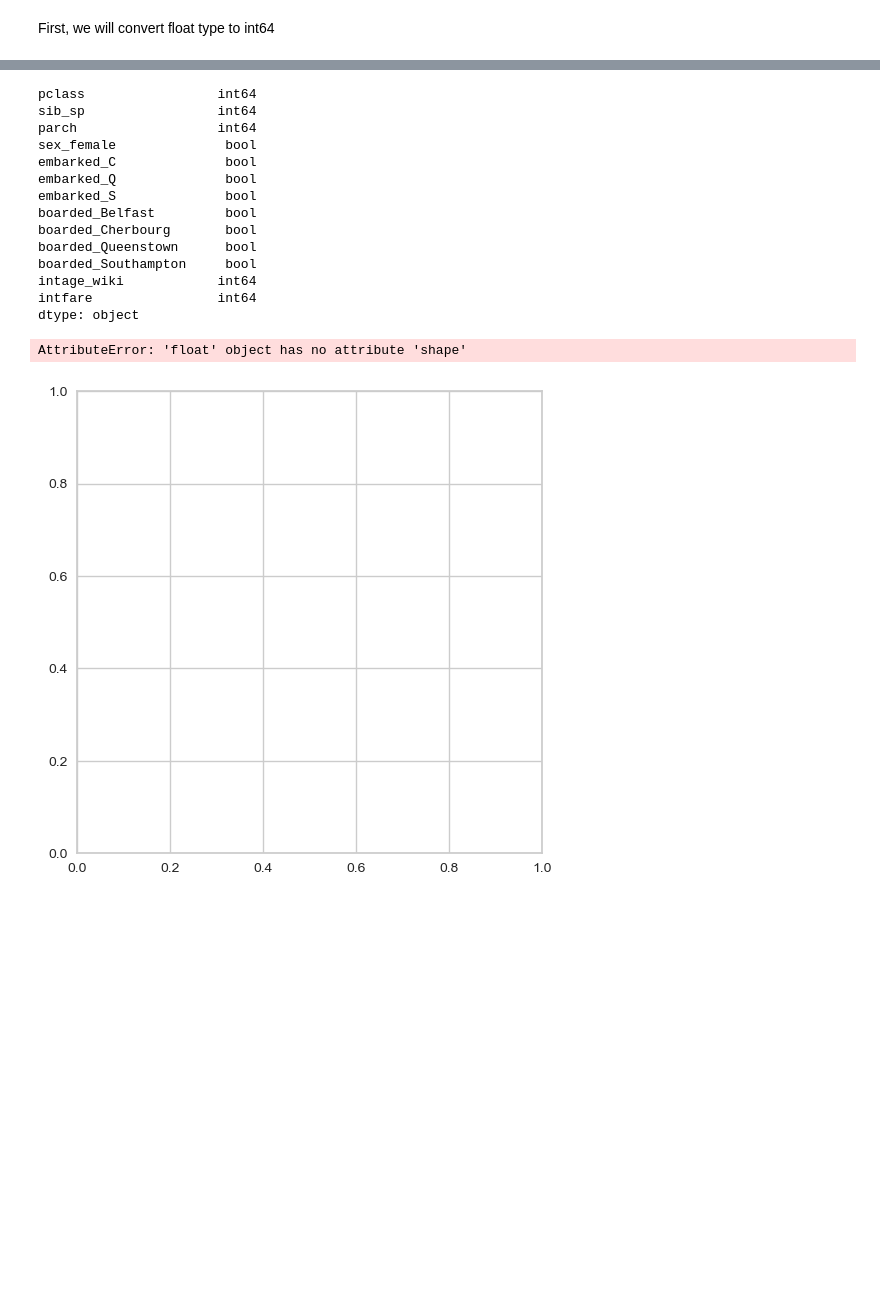
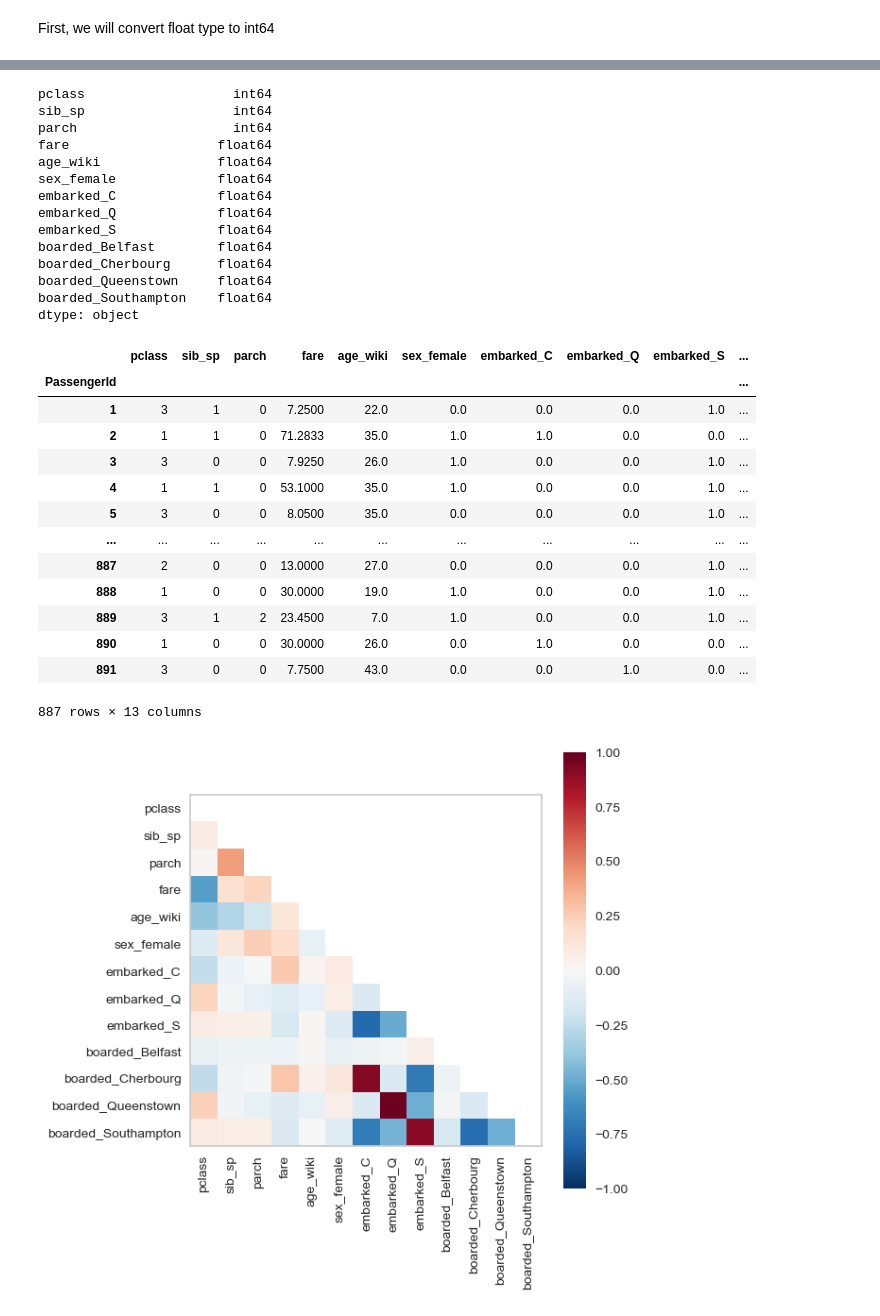
Before and after one commit to DellaCortef/machine-learning-pocket-reference, a Jupyter notebook: data-exploring.ipynb, the cells around one changed output, grey strips where cells are left out. Saved outputs shown, nothing was run; the diff lists cells and outputs as text; code cells hidden in the pictures; blank space fills up the shorter version.

Commit message:
fixing seaborn Rank2D graph

```diff
--- a/data-exploring.ipynb
+++ b/data-exploring.ipynb
@@ -210,7 +210,7 @@ df = df.drop(columns = ['name',
                         'age'])
 
 # using get_dummies function to convert object to int
-df = pd.get_dummies(df)
+df = pd.get_dummies(df, dtype=float)
 
 # dropping redundant features
 df = df.drop(columns = ['sex_male'])
@@ -219,10 +219,10 @@ df = df.drop(columns = ['sex_male'])
 df = df[np.isfinite(df).all(1)]
 
 # converting age_wiki to int
-df["age_wiki"] = df['age_wiki'].astype(int)
+df["age_wiki"] = df['age_wiki'].astype(float)
 
 # converting fare to int
-df["fare"] = df['fare'].astype(int)
+df["fare"] = df['fare'].astype(float)
 
 # first, we need to create a series of the target feature
 y = df.survived
@@ -543,29 +532,41 @@ X
 # %%
 X.dtypes
 # %% [output]
-pclass                 int64
-sib_sp                 int64
-parch                  int64
-sex_female              bool
-embarked_C              bool
-embarked_Q              bool
-embarked_S              bool
-boarded_Belfast         bool
-boarded_Cherbourg       bool
-boarded_Queenstown      bool
-boarded_Southampton     bool
-intage_wiki            int64
-intfare                int64
+pclass                   int64
+sib_sp                   int64
+parch                    int64
+fare                   float64
+age_wiki               float64
+sex_female             float64
+embarked_C             float64
+embarked_Q             float64
+embarked_S             float64
+boarded_Belfast        float64
+boarded_Cherbourg      float64
+boarded_Queenstown     float64
+boarded_Southampton    float64
 dtype: object
 # %%
 fig, ax = plt.subplots(figsize = (6, 6))
 pcv = Rank2D(
     features = X.columns, algorithm = "pearson"
 )
 
 pcv.fit(X, y)
 pcv.transform(X)
-pcv.proof()
 # %% [output]
+|  | pclass | sib_sp | parch | fare | age_wiki | sex_female | embarked_C | embarked_Q | embarked_S | ... |
+| PassengerId |  |  |  |  |  |  |  |  |  | ... |
+| 1 | 3 | 1 | 0 | 7.2500 | 22.0 | 0.0 | 0.0 | 0.0 | 1.0 | ... |
+| 2 | 1 | 1 | 0 | 71.2833 | 35.0 | 1.0 | 1.0 | 0.0 | 0.0 | ... |
+| 3 | 3 | 0 | 0 | 7.9250 | 26.0 | 1.0 | 0.0 | 0.0 | 1.0 | ... |
+| 4 | 1 | 1 | 0 | 53.1000 | 35.0 | 1.0 | 0.0 | 0.0 | 1.0 | ... |
+| 5 | 3 | 0 | 0 | 8.0500 | 35.0 | 0.0 | 0.0 | 0.0 | 1.0 | ... |
+| ... | ... | ... | ... | ... | ... | ... | ... | ... | ... | ... |
+| 887 | 2 | 0 | 0 | 13.0000 | 27.0 | 0.0 | 0.0 | 0.0 | 1.0 | ... |
+| 888 | 1 | 0 | 0 | 30.0000 | 19.0 | 1.0 | 0.0 | 0.0 | 1.0 | ... |
+| 889 | 3 | 1 | 2 | 23.4500 | 7.0 | 1.0 | 0.0 | 0.0 | 1.0 | ... |
+| 890 | 1 | 0 | 0 | 30.0000 | 26.0 | 0.0 | 1.0 | 0.0 | 0.0 | ... |
+| 891 | 3 | 0 | 0 | 7.7500 | 43.0 | 0.0 | 0.0 | 1.0 | 0.0 | ... |
-AttributeError: 'float' object has no attribute 'shape'
+887 rows × 13 columns
-[figure, old version]
+[figure, new version]
```
Also changed, not shown: parts of 11 cells of this notebook.
